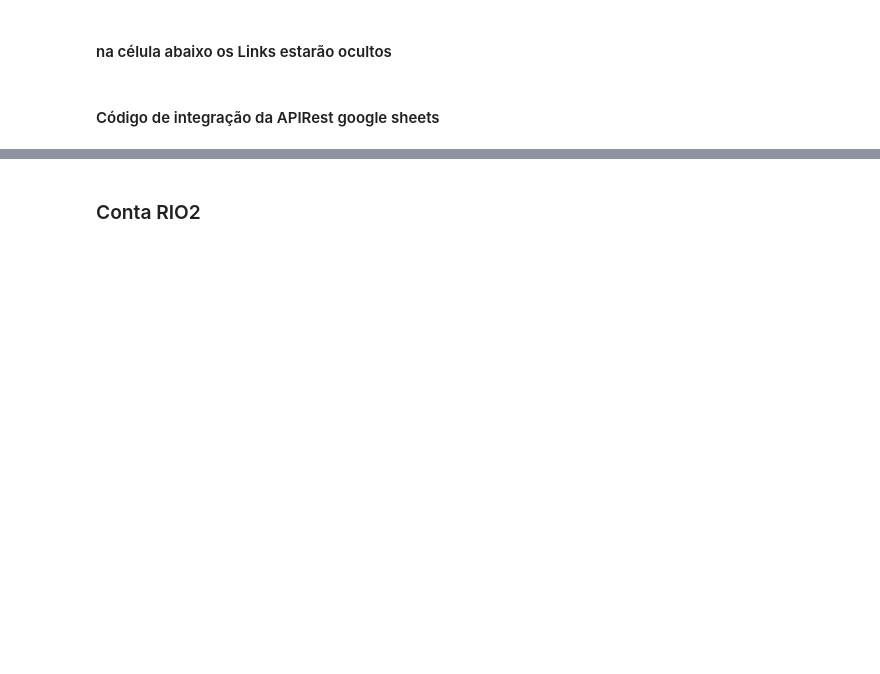
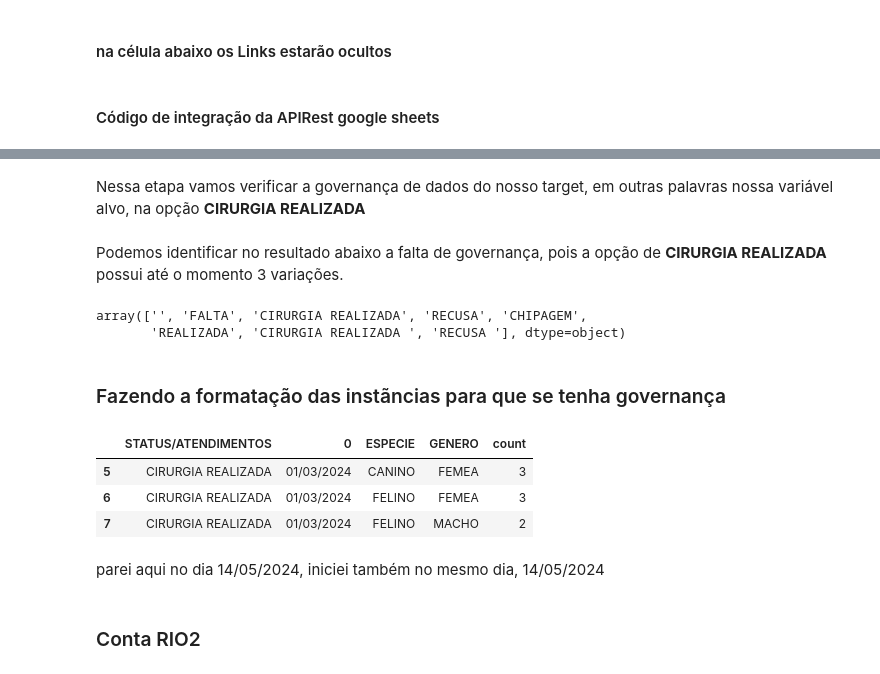
Before and after one commit to linounirio/acaocidada, a Jupyter notebook: relatorio1_bimestral.ipynb, the cells around one changed output, grey strips where cells are left out. Saved outputs shown, nothing was run; the diff lists cells and outputs as text; code cells hidden in the pictures; blank space fills up the shorter version.

```diff
--- a/relatorio1_bimestral.ipynb
+++ b/relatorio1_bimestral.ipynb
@@ -33,0 +65,3 @@ abaAgendamentoRio = 'xxxxxxxxx'
+# %%
+df_rio_agend = df_rio_agend[[0,1,2,3,4,5,6,7,8,9,10,11,12,13,14,15,16,17,18]]
+df_rio_agend.columns = list(df_rio_agend[[0,1,2,3,4,5,6,7,8,9,10,11,12,13,14,15,16,17,18]].iloc[0])
@@ -33,0 +77,2 @@ abaAgendamentoRio = 'xxxxxxxxx'
+# %%
+df_rio_agend = df_rio_agend.drop([0,1], axis=0)
@@ -33,0 +81,2 @@ abaAgendamentoRio = 'xxxxxxxxx'
+# %%
+relat_agend_rio = DataFrame(DataFrame(df_rio_agend['Carimbo de data/hora'].str.split(' ', expand=True)[0]).join(df_rio_agend[['ESPECIE','GENERO','STATUS/ATENDIMENTOS']]).groupby(by=['STATUS/ATENDIMENTOS']).value_counts()).reset_index()
@@ -34,3 +91,29 @@ abaAgendamentoRio = 'xxxxxxxxx'
+# %% [markdown]
+Nessa etapa vamos verificar a governança de dados do nosso target, em outras palavras nossa variável alvo, na opção **CIRURGIA REALIZADA**
+# %% [markdown]
+Podemos identificar no resultado abaixo a falta de governança, pois a opção de **CIRURGIA REALIZADA** possui até o momento 3 variações.
+# %%
+relat_agend_rio['STATUS/ATENDIMENTOS'].unique()
+# %% [output]
+array(['', 'FALTA', 'CIRURGIA REALIZADA', 'RECUSA', 'CHIPAGEM',
+       'REALIZADA', 'CIRURGIA REALIZADA ', 'RECUSA '], dtype=object)
+# %% [markdown]
+### Fazendo a formatação das instãncias para que se tenha governança
+# %%
+relat_agend_rio = relat_agend_rio.loc[
+(relat_agend_rio['STATUS/ATENDIMENTOS'] == 'CIRURGIA REALIZADA') |
+(relat_agend_rio['STATUS/ATENDIMENTOS'] == 'CIRURGIA REALIZADA ') |
+(relat_agend_rio['STATUS/ATENDIMENTOS'] == 'REALIZADA')
+]
+# %%
+relat_agend_rio.head(3)
+# %% [output]
+|  | STATUS/ATENDIMENTOS | 0 | ESPECIE | GENERO | count |
+| 5 | CIRURGIA REALIZADA | 01/03/2024 | CANINO | FEMEA | 3 |
+| 6 | CIRURGIA REALIZADA | 01/03/2024 | FELINO | FEMEA | 3 |
+| 7 | CIRURGIA REALIZADA | 01/03/2024 | FELINO | MACHO | 2 |
+# %% [markdown]
+parei aqui no dia 14/05/2024, iniciei também no mesmo dia, 14/05/2024
 # %% [markdown]
 ### Conta RIO2
 # %% [markdown]
```
Also changed, not shown: parts of 43 cells of this notebook.
